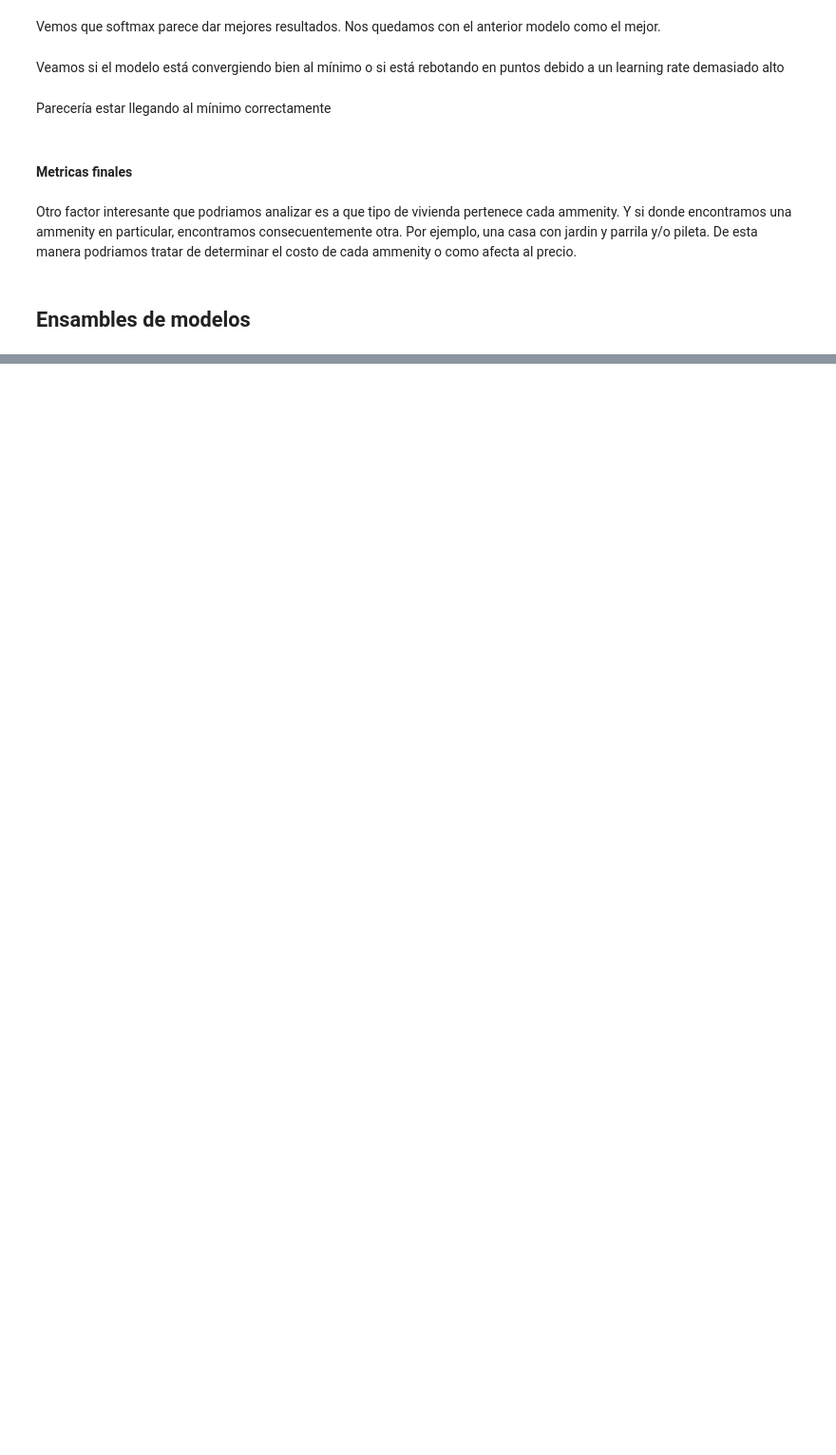
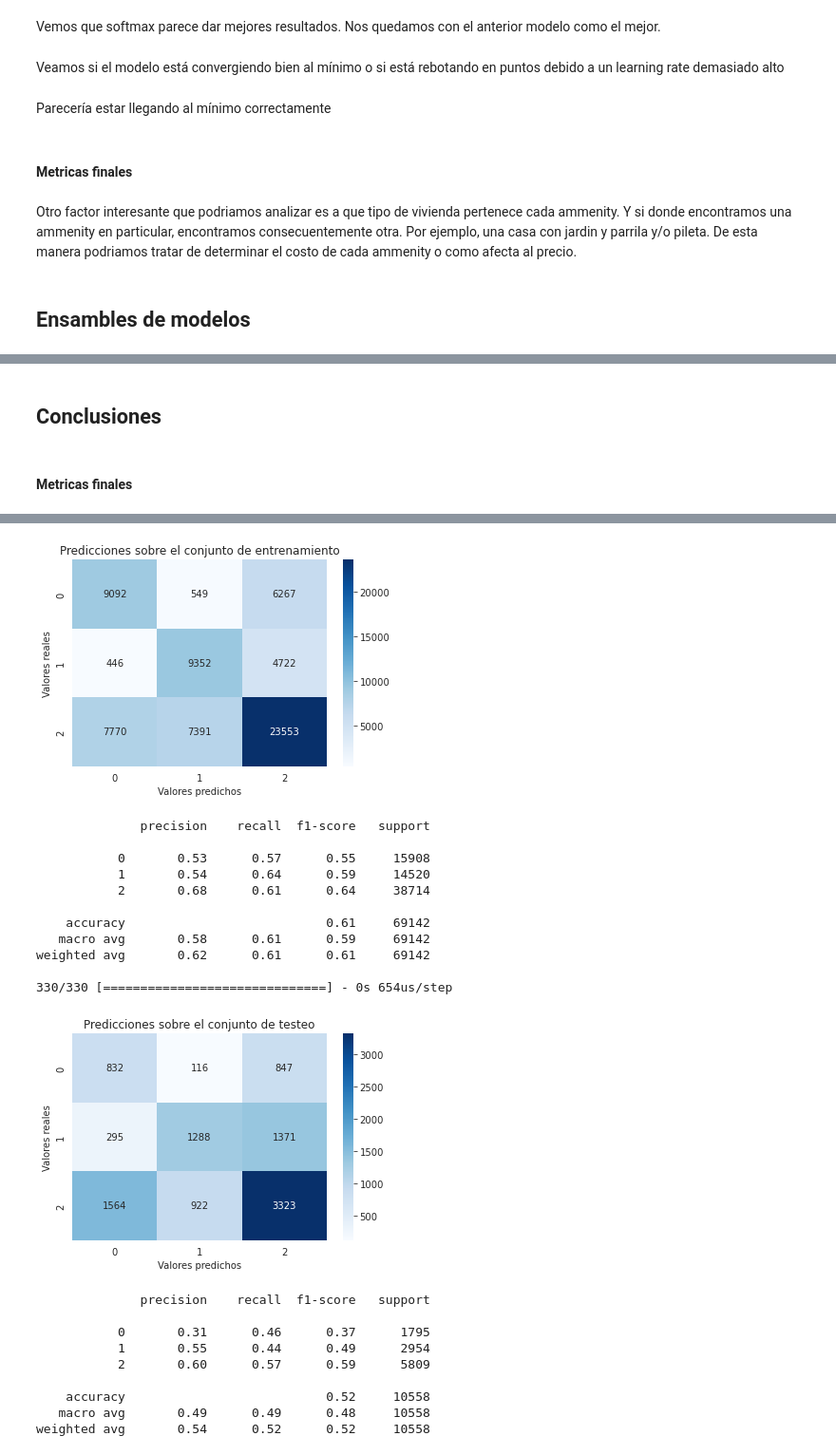
Before and after one commit to Naza26/7506R_TP2_GRUPO01_ENTREGA, a Jupyter notebook: 7506R_TP2_GRUPO01_ENTREGA.ipynb, the cells around one changed output, grey strips where cells are left out. Shown at 95% size. Drawn from its saved outputs; the diff is of its cells as text; code cells hidden in the pictures; blank space fills up the shorter version.

```diff
--- a/7506R_TP2_GRUPO01_ENTREGA.ipynb
+++ b/7506R_TP2_GRUPO01_ENTREGA.ipynb
@@ -876,19 +875,21 @@ predicciones_clasificacion(modelo2, x_train, x_test)
 Vemos que ampliar la cantidad de neuronas de la capa intermedia mejora las métricas del modelo
 # %%
 modelo3 = keras.Sequential([
-        keras.layers.Dense(cantidad_de_variables_predictoras,input_shape=(cantidad_de_variables_predictoras,), activation='relu'),
-        keras.layers.Dense(cantidad_de_variables_predictoras * 4,activation= 'tanh'),
-        keras.layers.Dense(cantidad_de_posibles_respuestas,activation='softmax')
+    keras.layers.Dense(cantidad_de_variables_predictoras, input_shape=(cantidad_de_variables_predictoras,),
+                       activation='relu'),
+    keras.layers.Dense(cantidad_de_variables_predictoras * 4, activation='tanh'),
+    keras.layers.Dense(cantidad_de_posibles_respuestas, activation='softmax')
 ])
 
 modelo3.summary()
 # %%
 modelo3.compile(
-  optimizer=keras.optimizers.Adam(learning_rate=0.001),
-  loss='categorical_crossentropy',
+    optimizer=keras.optimizers.Adam(learning_rate=0.001),
+    loss='categorical_crossentropy',
 )
 
-cant_epochs= 100
+cant_epochs = 100
 
-modelo3.fit(x_train,y_train_encoded,epochs=cant_epochs,batch_size=16,verbose=True, workers= -1, use_multiprocessing=True)
+modelo3.fit(x_train_clasificacion_scaled, y_train_encoded, epochs=cant_epochs, batch_size=16, verbose=True, workers=-1,
+            use_multiprocessing=True)
 # %%
@@ -918,19 +921,21 @@ predicciones_clasificacion(modelo4, x_train, x_test)
 Las métricas no mejoraron, nos quedamos con el modelo anterior. Veamos de todos modos si dicho modelo da mejores resultados con su ultima capa siendo de activación Sigmoid en vez de Softmax.
 # %%
 modelo3_sigmoid = keras.Sequential([
-        keras.layers.Dense(cantidad_de_variables_predictoras,input_shape=(cantidad_de_variables_predictoras,), activation='relu'),
-        keras.layers.Dense(cantidad_de_variables_predictoras * 2,activation= 'tanh'),
-        keras.layers.Dense(cantidad_de_posibles_respuestas,activation='sigmoid')
+    keras.layers.Dense(cantidad_de_variables_predictoras, input_shape=(cantidad_de_variables_predictoras,),
+                       activation='relu'),
+    keras.layers.Dense(cantidad_de_variables_predictoras * 2, activation='tanh'),
+    keras.layers.Dense(cantidad_de_posibles_respuestas, activation='sigmoid')
 ])
 
 modelo3_sigmoid.summary()
 # %%
 modelo3_sigmoid.compile(
-  optimizer=keras.optimizers.Adam(learning_rate=0.001),
-  loss='categorical_crossentropy',
+    optimizer=keras.optimizers.Adam(learning_rate=0.001),
+    loss='categorical_crossentropy',
 )
 
-cant_epochs= 100
+cant_epochs = 100
 
-modelo3_sigmoid.fit(x_train,y_train_encoded,epochs=cant_epochs,batch_size=16,verbose=True, workers= -1, use_multiprocessing=True)
+modelo3_sigmoid.fit(x_train_clasificacion_scaled, y_train_encoded, epochs=cant_epochs, batch_size=16, verbose=True,
+                    workers=-1, use_multiprocessing=True)
 # %%
@@ -961,0 +1219,7 @@ De esta manera podriamos tratar de determinar el costo de cada ammenity o como a
+# %% [markdown]
+## Conclusiones
+# %% [markdown]
+#### Metricas finales
+# %%
+predicciones_clasificacion(mejor_modelo, x_train_clasificacion_scaled, x_test_clasificacion_scaled)
+# %% [output]
@@ -961,0 +1227,22 @@ De esta manera podriamos tratar de determinar el costo de cada ammenity o como a
+[figure, added]
+              precision    recall  f1-score   support
+
+           0       0.53      0.57      0.55     15908
+           1       0.54      0.64      0.59     14520
+           2       0.68      0.61      0.64     38714
+
+    accuracy                           0.61     69142
+   macro avg       0.58      0.61      0.59     69142
+weighted avg       0.62      0.61      0.61     69142
+
+330/330 [==============================] - 0s 654us/step
+[figure, added]
+              precision    recall  f1-score   support
+
+           0       0.31      0.46      0.37      1795
+           1       0.55      0.44      0.49      2954
+           2       0.60      0.57      0.59      5809
+
+    accuracy                           0.52     10558
+   macro avg       0.49      0.49      0.48     10558
+weighted avg       0.54      0.52      0.52     10558
```
Also changed, not shown: parts of 112 cells of this notebook, 7 other files.
